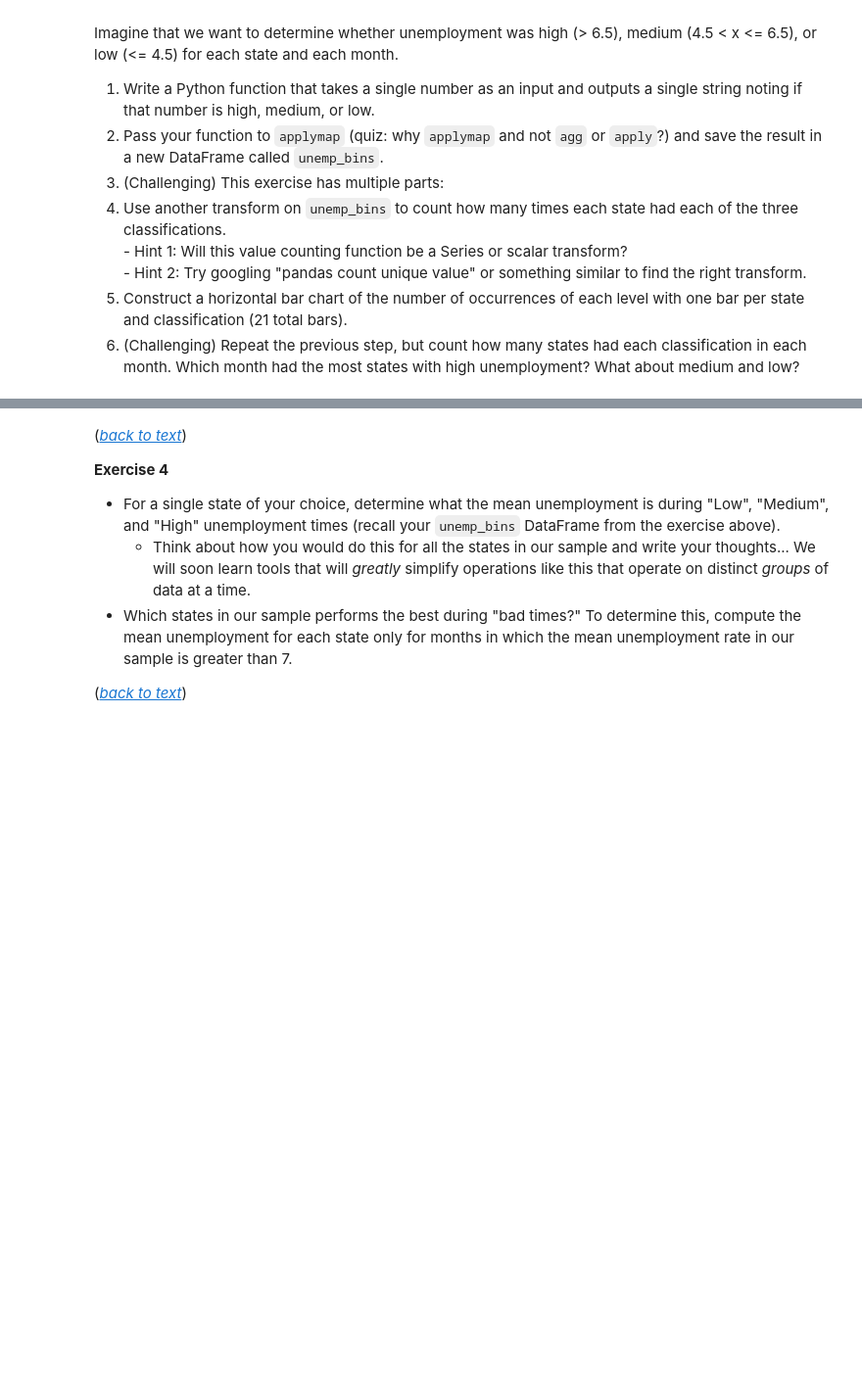
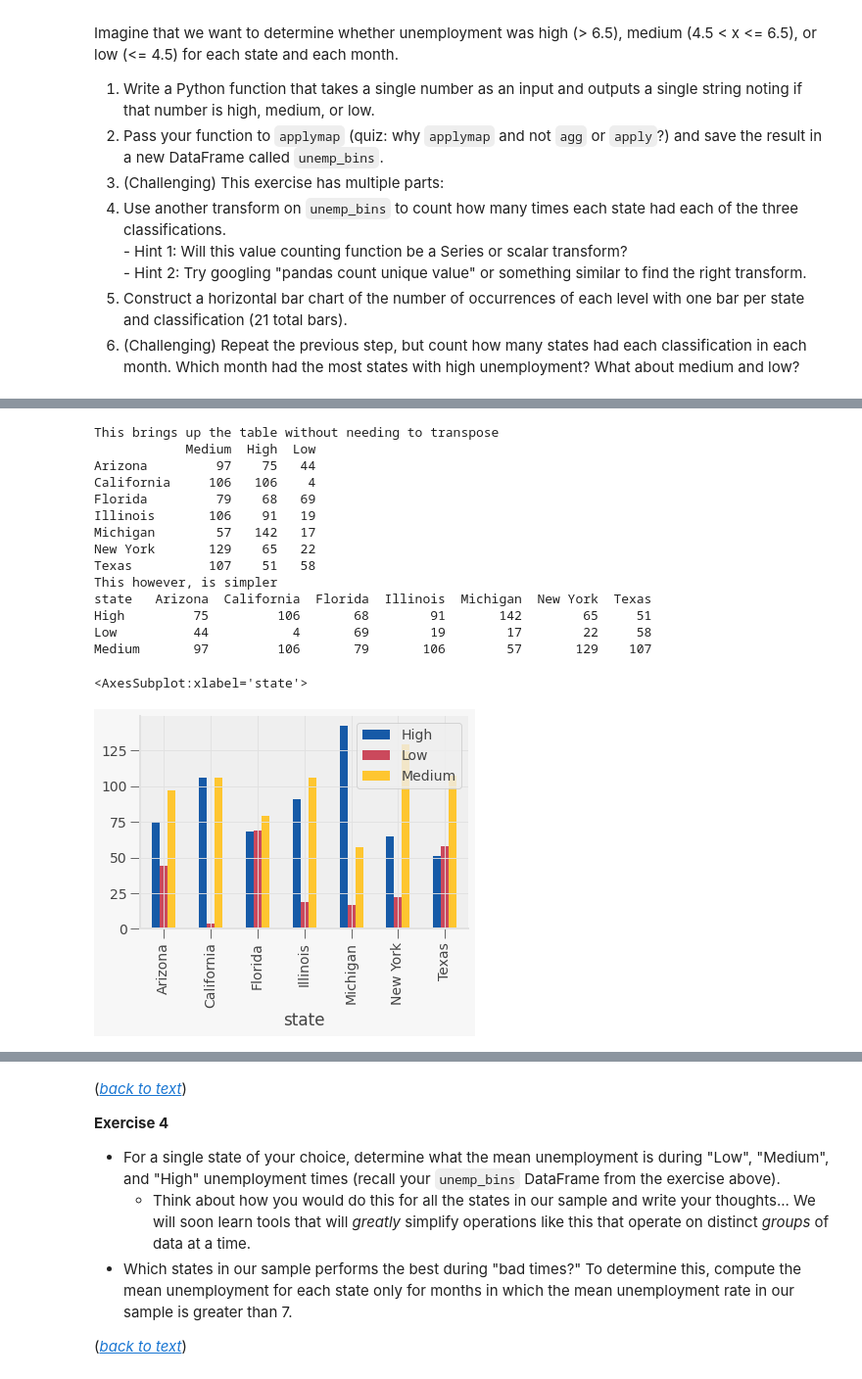
Before and after one commit to mhvu2023/PRL-SP21, a Jupyter notebook: pandas_basicfunctionality.ipynb, the cells around one changed output, grey strips where cells are left out. Shown at 98% size. Cells and saved outputs as stored; diff of their text form; code cells hidden in the pictures; blank space fills up the shorter version.

Commit message:
Basic functionality exercise submission

```diff
--- a/pandas_basicfunctionality.ipynb
+++ b/pandas_basicfunctionality.ipynb
@@ -862,3 +184,15 @@ medium (4.5 < x <= 6.5), or low (<= 4.5) for each state and each month.
+# %%
+# Exercise 3.1: Write a Python function to classify unemployment levels.
+def level(x):
+    if (x > 6.5):
+        return "High"
+    elif (x > 4.5 and x <= 6.5):
+        return "Medium"
+    elif (x <= 4.5):
+        return "Low"
 # %%
-# Part 2: Pass your function from part 1 to applymap
-unemp_bins = unemp.applymap#replace this comment with your code!!
+# Exercise 3.2: Pass function from part 1 to applymap
+unemp_bins = unemp.applymap(level)
+print(unemp)
+print(unemp_bins)
+# Top and bottom comparison of value to correpsonding level (low, med, high)
@@ -870,0 +217,35 @@ unemp_bins = unemp.applymap#replace this comment with your code!!
+# %%
+# Exercise 3.3: Count the number of times each state had each classification.
+'''
+Using a list comprehension and value_counts transform to compile
+a list of series that can be stitched back into a DataFrame
+'''
+series_list = [unemp_bins[column].value_counts() for column in unemp_bins.columns]
+state_data = pd.DataFrame(data=series_list)
+print("This brings up the table without needing to transpose")
+print(state_data)
+'''
+Using the apply to transform the DataFrame, you get
+the actually elegant solution after my brain turned on.
+Requires data transpose, however.'''
+state_data = unemp_bins.apply(pd.Series.value_counts, axis=0)
+print("This however, is simpler")
+print(state_data)
+state_data.transpose().plot(kind='bar')
+# %% [output]
+This brings up the table without needing to transpose
+            Medium  High  Low
+Arizona         97    75   44
+California     106   106    4
+Florida         79    68   69
+Illinois       106    91   19
+Michigan        57   142   17
+New York       129    65   22
+Texas          107    51   58
+This however, is simpler
+state   Arizona  California  Florida  Illinois  Michigan  New York  Texas
+High         75         106       68        91       142        65     51
+Low          44           4       69        19        17        22     58
+Medium       97         106       79       106        57       129    107
+<AxesSubplot:xlabel='state'>
+[figure, added]
```
Also changed, not shown: parts of 86 cells of this notebook, 2 other files.
